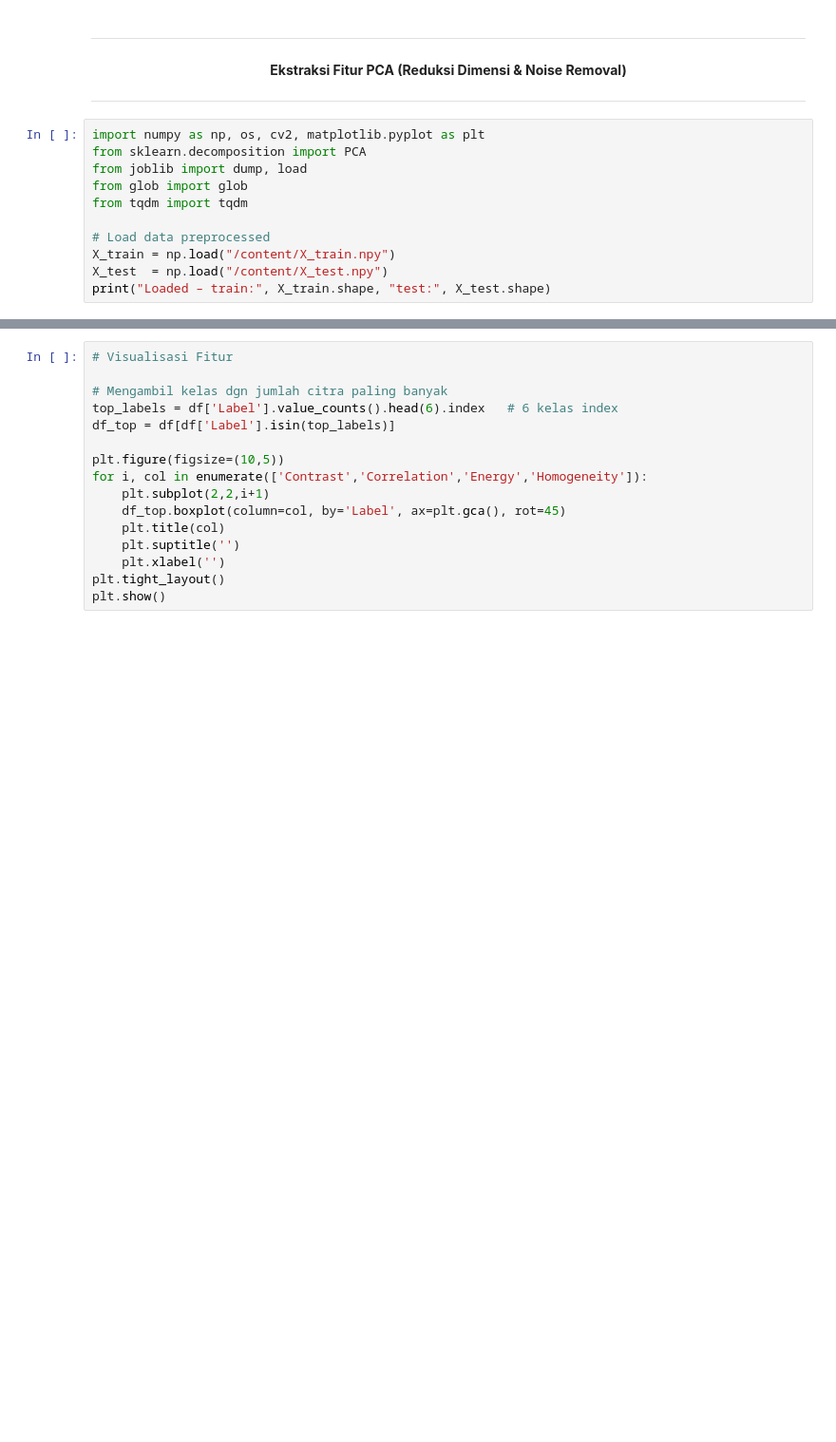
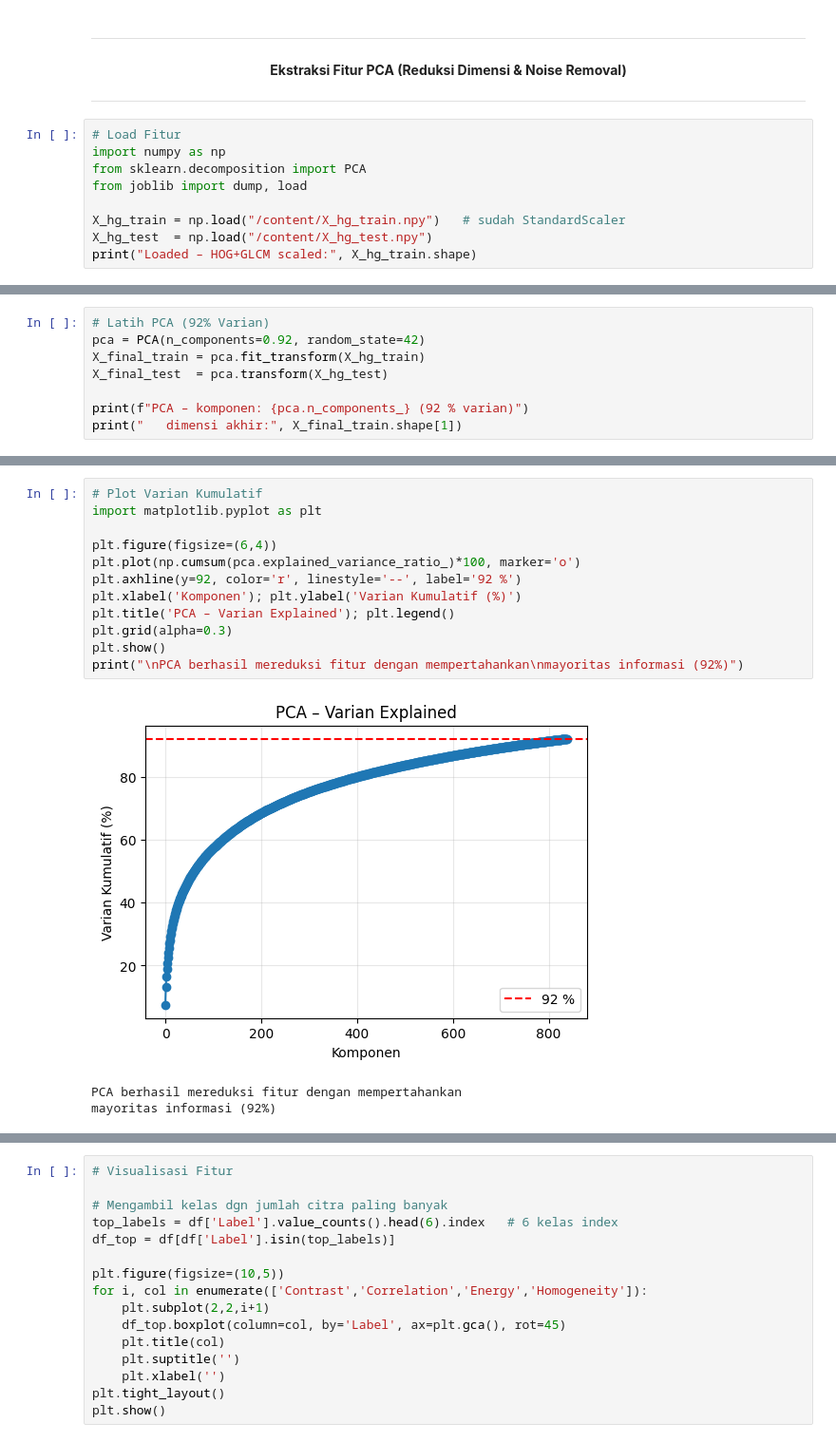
Before and after one commit to Molzard/PCVK-Ganjil-2025, a Jupyter notebook: Week14_Kelompok_4.ipynb, the cells around one changed output, grey strips where cells are left out. Shown: that part at 95% size. Drawn from its saved outputs; the diff is of its cells as text; blank space fills up the shorter version.

```diff
--- a/Week14_Kelompok_4.ipynb
+++ b/Week14_Kelompok_4.ipynb
@@ -305,14 +659,12 @@ Train-test split selesai
 
 ---
 # %%
-import numpy as np, os, cv2, matplotlib.pyplot as plt
+# Load Fitur
+import numpy as np
 from sklearn.decomposition import PCA
 from joblib import dump, load
-from glob import glob
-from tqdm import tqdm
 
-# Load data preprocessed
-X_train = np.load("/content/X_train.npy")
-X_test  = np.load("/content/X_test.npy")
-print("Loaded – train:", X_train.shape, "test:", X_test.shape)
+X_hg_train = np.load("/content/X_hg_train.npy")   # sudah StandardScaler
+X_hg_test  = np.load("/content/X_hg_test.npy")
+print("Loaded – HOG+GLCM scaled:", X_hg_train.shape)
 # %% [output]
@@ -387,0 +672,8 @@ Folder pca_reconstructed/ selesai
+# %%
+# Latih PCA (92% Varian)
+pca = PCA(n_components=0.92, random_state=42)
+X_final_train = pca.fit_transform(X_hg_train)
+X_final_test  = pca.transform(X_hg_test)
+
+print(f"PCA – komponen: {pca.n_components_} (92 % varian)")
+print("   dimensi akhir:", X_final_train.shape[1])
@@ -388 +702,17 @@ Folder pca_reconstructed/ selesai
+# %%
+# Plot Varian Kumulatif
+import matplotlib.pyplot as plt
+
+plt.figure(figsize=(6,4))
+plt.plot(np.cumsum(pca.explained_variance_ratio_)*100, marker='o')
+plt.axhline(y=92, color='r', linestyle='--', label='92 %')
+plt.xlabel('Komponen'); plt.ylabel('Varian Kumulatif (%)')
+plt.title('PCA – Varian Explained'); plt.legend()
+plt.grid(alpha=0.3)
+plt.show()
+print("\nPCA berhasil mereduksi fitur dengan mempertahankan\nmayoritas informasi (92%)")
+# %% [output]
+[figure, added]
+PCA berhasil mereduksi fitur dengan mempertahankan
+mayoritas informasi (92%)
 # %%
```
Also changed, not shown: parts of 63 cells of this notebook.
